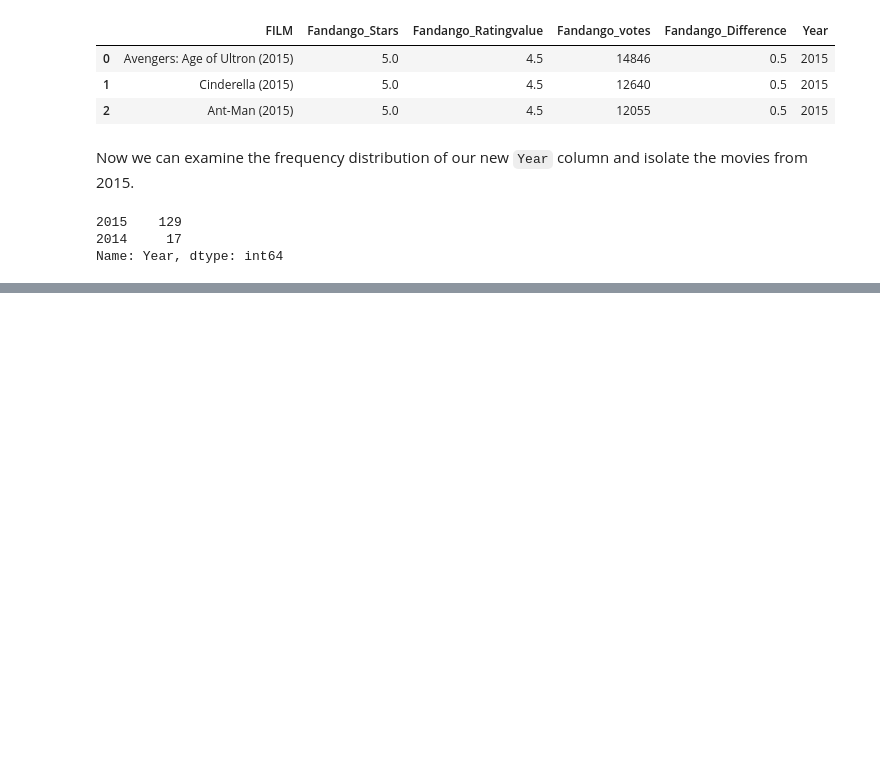
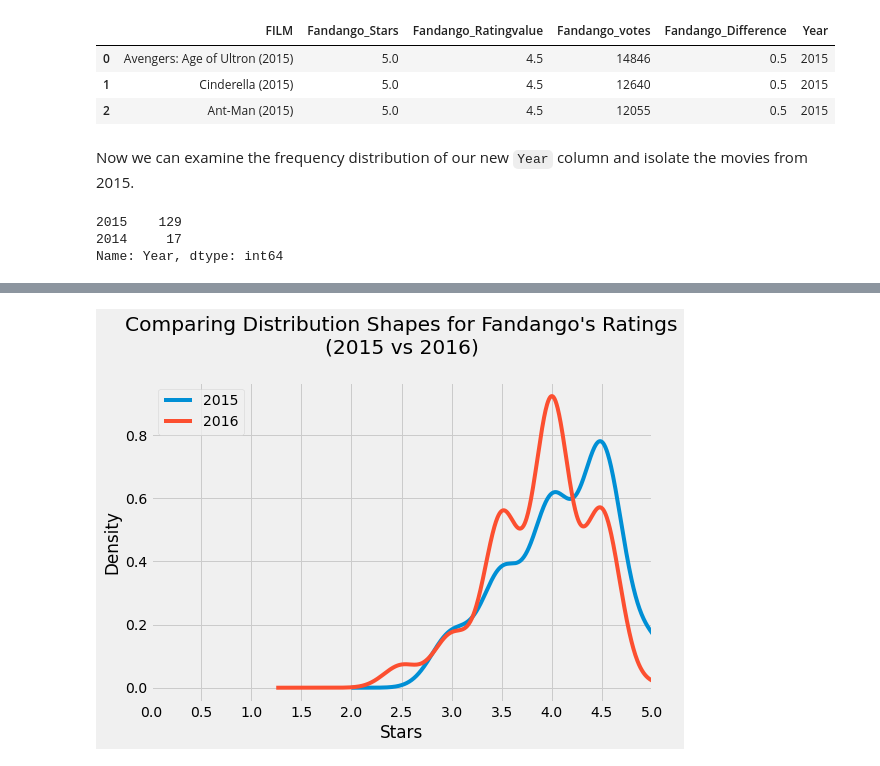
Before and after one commit to branBeckett/data-science-projects, a Jupyter notebook: fandango-movie-ratings/fandango-movie-ratings.ipynb, the cells around one changed output, grey strips where cells are left out. Cells and saved outputs as stored; diff of their text form; code cells hidden in the pictures; blank space fills up the shorter version.

```diff
--- a/fandango-movie-ratings/fandango-movie-ratings.ipynb
+++ b/fandango-movie-ratings/fandango-movie-ratings.ipynb
@@ -122,0 +121,3 @@ fandango_2015
+# %%
+fandango_2015 = fandango_before[fandango_before['Year'] == '2015'].copy()
+fandango_2015['Year'].value_counts()
@@ -122,0 +142,3 @@ fandango_2015
+# %%
+fandango_2016 = fandango_after[fandango_after['year'] == 2016].copy()
+fandango_2016['year'].value_counts()
@@ -122,0 +154,16 @@ fandango_2015
+# %%
+import matplotlib.pyplot as plt
+from numpy import arange
+%matplotlib inline
+plt.style.use('fivethirtyeight')
+
+fandango_2015['Fandango_Stars'].plot.kde(label = '2015', legend = True, figsize = (8,5.5))
+fandango_2016['fandango'].plot.kde(label = '2016', legend = True)
+
+plt.title("Comparing Distribution Shapes for Fandango's Ratings\n(2015 vs 2016)", y = 1.07)
+plt.xlabel('Stars')
+plt.xlim(0,5)
+plt.xticks(arange(0,5.1,.5))
+plt.show()
+# %% [output]
+[figure, added]
```
Also changed, not shown: parts of 11 cells of this notebook.
